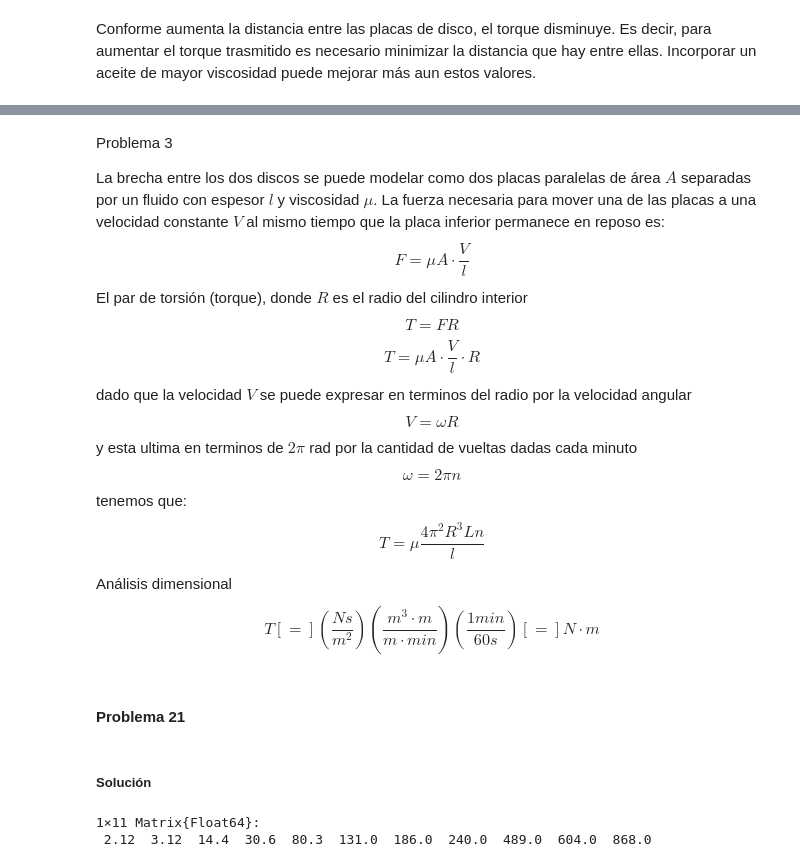
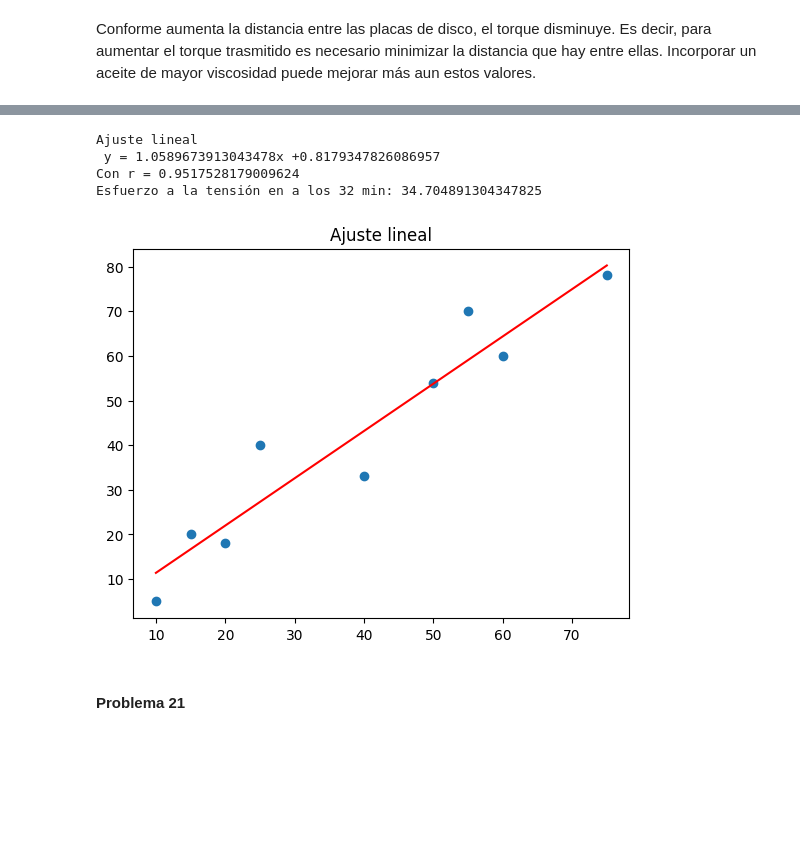
Before and after one commit to JuanMtzQ/B.-Simulaci-n-de-procesos, a Jupyter notebook: Parcial I/3_Problemario_I.ipynb, the cells around one changed output, grey strips where cells are left out. Drawn from its saved outputs; the diff is of its cells as text; code cells hidden in the pictures; blank space fills up the shorter version.

```diff
--- a/Parcial I/3_Problemario_I.ipynb
+++ b/Parcial I/3_Problemario_I.ipynb
@@ -245,24 +231,50 @@ un recipiente a presión, el cual se encuentra a 13.5 atm. Determine el volumen
-# %% [markdown]
-Problema 3
-
-La brecha entre los dos discos se puede modelar como dos placas paralelas de área $A$ separadas por un fluido con espesor $l$ y viscosidad $\mu$. La fuerza necesaria para mover una de las placas a una velocidad constante $V$ al mismo tiempo que la placa inferior permanece en reposo es:
-$$F = \mu A\cdot\frac{V}{l}$$
-El par de torsión (torque), donde $R$ es el radio del cilindro interior $$T = FR$$
-$$T = \mu A\cdot\frac{V}{l}\cdot R$$
-dado que la velocidad $V$ se puede expresar en terminos del radio por la velocidad angular $$V = \omega R$$ y esta ultima en terminos de $2\pi$ rad por la cantidad de vueltas dadas cada minuto
-$$\omega = 2\pi n$$
-tenemos que:
-$$T = \mu \frac{4\pi^2R^3Ln}{l}$$
-
-Análisis dimensional
-$$T [=] (\frac{Ns}{m^2})(\frac{m^3 \cdot m}{m\cdot min})(\frac{1 min}{60 s}) [=] N\cdot m$$
+# %%
+Tiempo = [10 15 20 25 40 50 55 60 75]
+Esfuerzo = [5 20 18 40 33 54 70 60 78]
+function RegresionLineal(x, y)
+    N = length(x) # Elementos totales
+    suma_x = 0 # Inicializadores
+    suma_y = 0
+    suma_xy = 0
+    suma_x2 = 0
+    suma_y2 = 0
+    for i=1:N # Acumuladores
+        suma_x = suma_x + x[i]
+        suma_y = suma_y + y[i]
+        suma_xy = suma_xy + x[i]*y[i]
+        suma_x2 = suma_x2 + x[i]^2
+        suma_y2 = suma_y2 + y[i]^2
+    end
+    # Coeficientes y = ax + b
+    a = (N*suma_xy - suma_x*suma_y)/(N*suma_x2 - suma_x^2)
+    b = (suma_x2*suma_y - suma_x*suma_xy)/(N*suma_x2 - suma_x^2)
+    yn = []
+    for i=1:N
+        append!(yn, a*x[i]+b)
+    end
+    # Calculo del ajuste r
+    x_media = suma_x/N
+    y_media = suma_y/N
+    xy_media = suma_xy/N
+    x2_media = suma_x2/N
+    y2_media = suma_y2/N
+    r = (xy_media - x_media*y_media)/(√(x2_media - x_media^2)*√(y2_media - y_media^2))
+    return a, b, r, yn
+end
+
+a, b , r, yn = RegresionLineal(Tiempo, Esfuerzo)
+scatter(Tiempo, Esfuerzo)
+plot(transpose(Tiempo), yn, "r")
+title("Ajuste lineal")
+println("Ajuste lineal")
+println(" y = ", a, "x +", b, "\nCon r = ", r)
+t_32 = a*32 + b
+println("Esfuerzo a la tensión en a los 32 min: ", t_32)
+# %% [output]
+Ajuste lineal
+ y = 1.0589673913043478x +0.8179347826086957
+Con r = 0.9517528179009624
+Esfuerzo a la tensión en a los 32 min: 34.704891304347825
+[figure, added]
 # %% [markdown]
 #### Problema 21
-# %% [markdown]
-##### Solución
-# %%
-T = [595 623 761 849 989 1076 1146 1202 1382 1445 1562] # K
-k = [2.12 3.12 14.4 30.6 80.3 131 186 240 489 604 868] # *10^20
-# %% [output]
-1×11 Matrix{Float64}:
- 2.12  3.12  14.4  30.6  80.3  131.0  186.0  240.0  489.0  604.0  868.0
```
Also changed, not shown: parts of 35 cells of this notebook, 3 other files.
